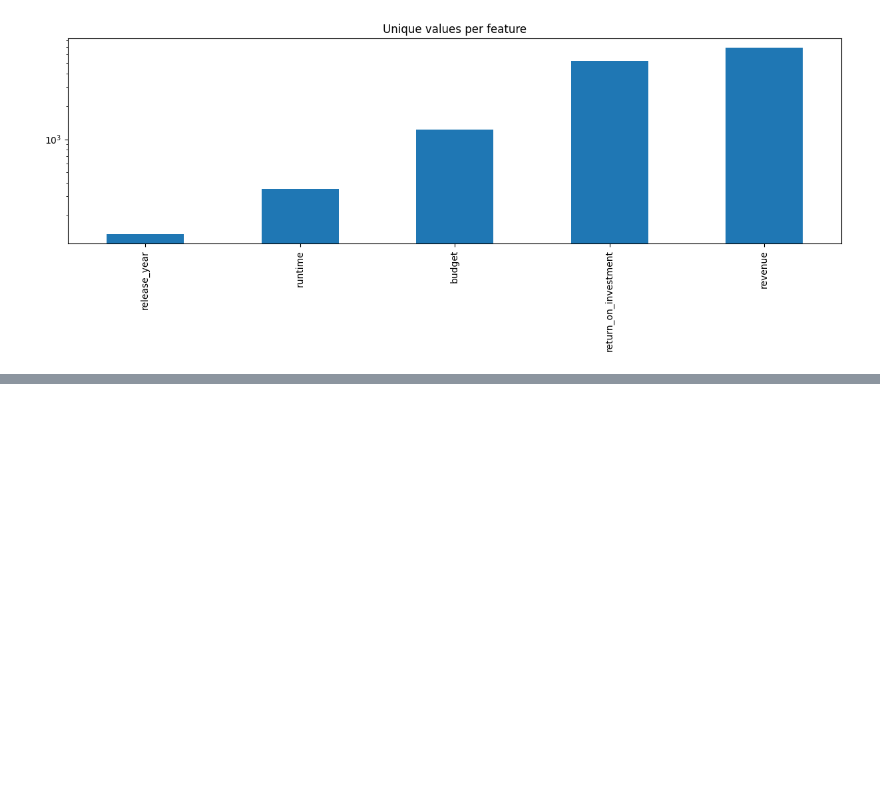
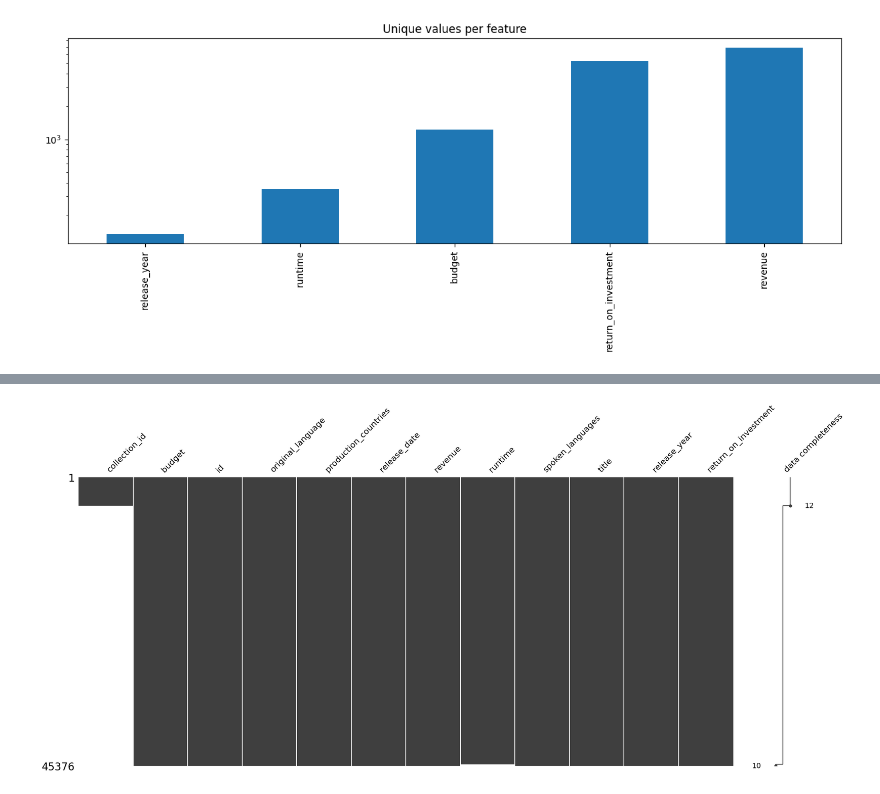
Before and after one commit to someonefrom93/PI_JUL, a Jupyter notebook: eda.ipynb, the cells around one changed output, grey strips where cells are left out. Cells and saved outputs as stored; diff of their text form; code cells hidden in the pictures; blank space fills up the shorter version.

```diff
--- a/eda.ipynb
+++ b/eda.ipynb
@@ -365,0 +376,5 @@ unique_numerical_values.plot.bar(logy=True, figsize=(15, 4), title="Unique value
+# %%
+import missingno as msno
+msno.matrix(movies_df, labels=True, sort="descending");
+# %% [output]
+[figure, added]
```
Also changed, not shown: parts of 8 cells of this notebook.
